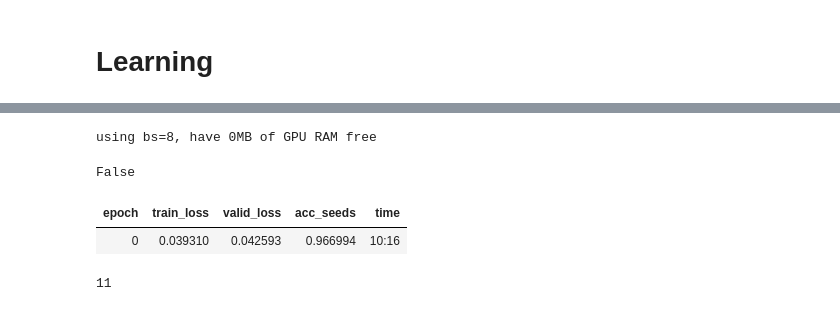
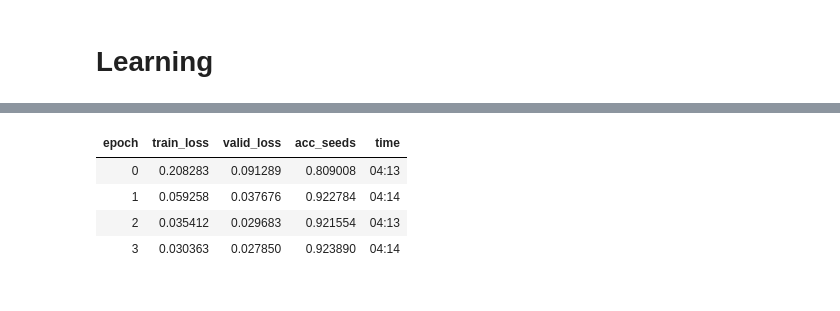
Before and after one commit to sroostee/Oat_Thesis, a Jupyter notebook: scripts/2D_analysis/2D_segmentation.ipynb, the cells around one changed output, grey strips where cells are left out. Cells and saved outputs as stored; diff of their text form; code cells hidden in the pictures.

```diff
--- a/scripts/2D_analysis/2D_segmentation.ipynb
+++ b/scripts/2D_analysis/2D_segmentation.ipynb
@@ -119,8 +157,7 @@ weight_ratios
 # %%
-np.random.seed(42)
-#slow with large data set
+#np.random.seed(42)
 src = (SegmentationItemList.from_folder(path)
-       .filter_by_folder(include='Images')
+       .filter_by_folder(include=config['data']['images'])
        .filter_by_func(check_back)
-       .split_by_fname_file('valid.txt')
-       .label_from_func(get_mask, classes=list(range(4))))
+       .split_by_fname_file(valid)
+       .label_from_func(get_mask, classes=list(range(classes))))
@@ -147,2 +166,6 @@ Test: None
 # %%
-%time data = (src.transform(get_transforms(), tfm_y=True, size=128).databunch(bs=8).normalize())
+data = (src.transform(get_transforms(),
+        tfm_y=True,
+        size=size_s)
+        .databunch(bs=bs)
+        .normalize())
@@ -182,7 +183,6 @@ def acc_seeds(input, target):
     return (input.argmax(dim=1)[mask] == target[mask]).float().mean()
 # %%
 metrics=acc_seeds
-wd=1e-2
 # %%
 learn = unet_learner(data, models.resnet34, metrics=metrics, wd=wd)
 # %%
@@ -192,35 +194,30 @@ learn.crit = nn.CrossEntropyLoss(weight=class_weights)
 # %%
 #lr_find(learn)
 #learn.recorder.plot()
-# %%
-lr = 1e-4
 # %%
 lrs = slice(lr/100,lr)
 # %%
-from fastai.utils.mem import *
-free = gpu_mem_get_free_no_cache()
+#from fastai.utils.mem import *
+#free = gpu_mem_get_free_no_cache()
 # the max size of bs depends on the available GPU RAM
-if free > 8200: bs=8
-else:           bs=8
-print(f"using bs={bs}, have {free}MB of GPU RAM free")
+#if free > 8200: bs=8
+#else:           bs=8
+#print(f"using bs={bs}, have {free}MB of GPU RAM free")
-# %% [output]
-using bs=8, have 0MB of GPU RAM free
 # %%
-torch.cuda.device_count()
-torch.cuda.is_available()
+#torch.cuda.device_count()
+#torch.cuda.is_available()
 #torch.cuda.current_device()
-# %% [output]
-False
 # %%
-learn.fit_one_cycle(1, lr)
+learn.fit_one_cycle(epochs_s1, lr)
 # %% [output]
 | epoch | train_loss | valid_loss | acc_seeds | time |
-| 0 | 0.039310 | 0.042593 | 0.966994 | 10:16 |
+| 0 | 0.208283 | 0.091289 | 0.809008 | 04:13 |
+| 1 | 0.059258 | 0.037676 | 0.922784 | 04:14 |
+| 2 | 0.035412 | 0.029683 | 0.921554 | 04:13 |
+| 3 | 0.030363 | 0.027850 | 0.923890 | 04:14 |
 # %%
 #learn.summary()
 # %%
 learn.save('stage-small_1')
-learn=None
-gc.collect()
+#learn=None
+#gc.collect()
-# %% [output]
-11
```
Also changed, not shown: parts of 59 cells of this notebook, 12 other files.
